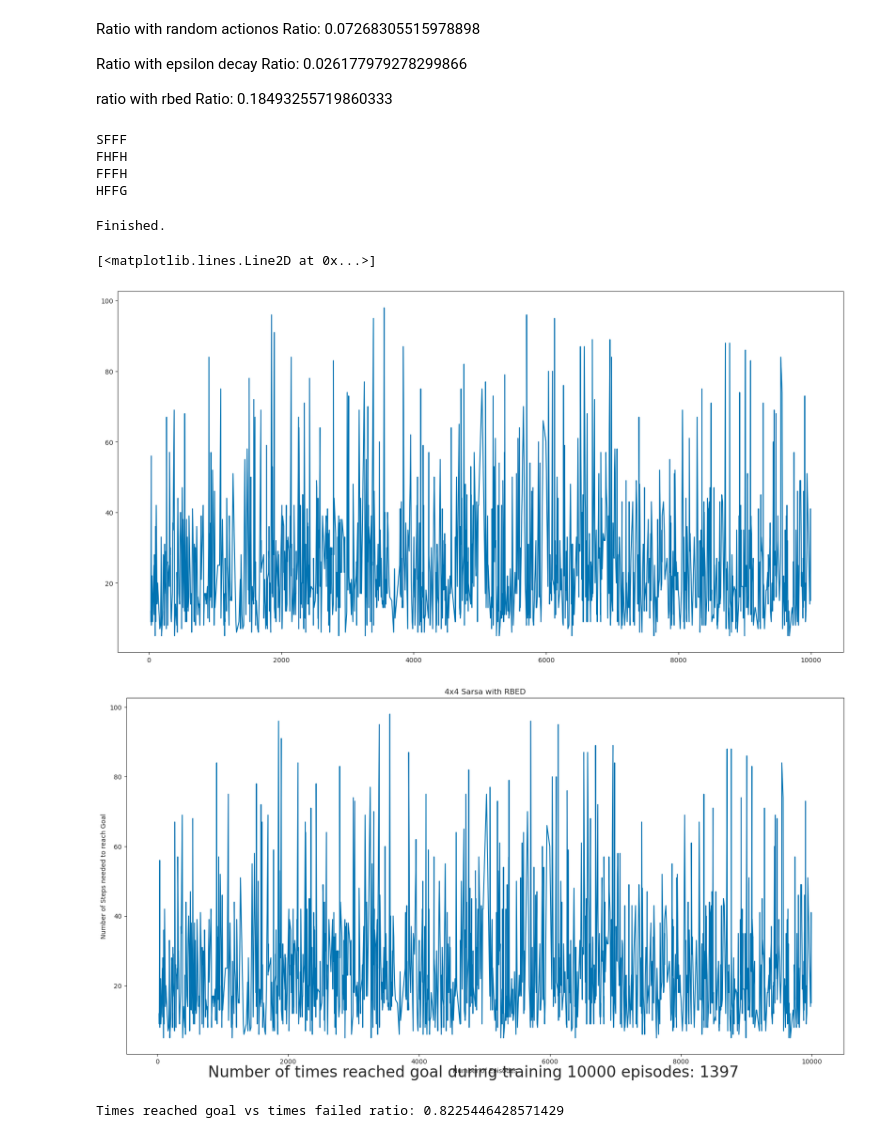
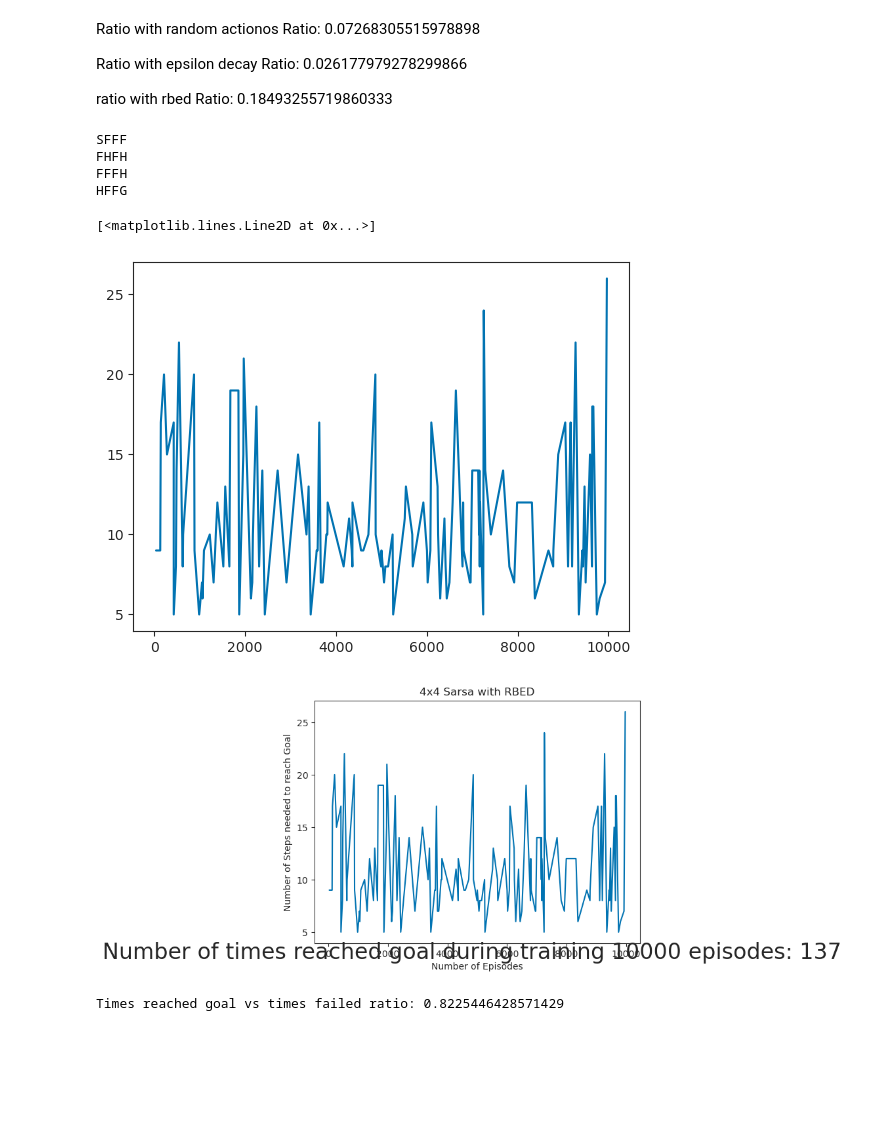
Before and after one commit to thebirdgr/ME5406-project-1, a Jupyter notebook: Untitled.ipynb, the cells around one changed output. Cells and saved outputs as stored; diff of their text form; code cells hidden in the pictures; blank space fills up the shorter version.

Commit message:
more graphs

```diff
--- a/Untitled.ipynb
+++ b/Untitled.ipynb
@@ -336,7 +336,7 @@ EPSILON_DELTA = (epsilon - MINIMUM_EPSILON)/STEPS_TO_TAKE
 state =  env.reset()
 action = choose_action_sarsa(Q, state, epsilon)
 steps_needed = []
-
+total_reward = 0
 for i_episode in tqdm(range(n_episodes)):
     state =  env.reset()
 
@@ -350,40 +350,40 @@ for i_episode in tqdm(range(n_episodes)):
         if(env.desc[next_state//size][next_state%size] == b"G"):
             # print(len(steps_per_episode_goal))
             # print("Steps to reach goal: ", steps)
             steps_needed.append((i_episode, count))
             # steps_goal.append(steps)
             reward = 1
         elif(env.desc[next_state//size][next_state%size] == b"H"): # need to add the holes
             # print("Steps to reach hsoles: ", steps)
             # steps_end.append(steps)
             reward = -1
         else:
             reward = 0
-        Q[(state, action)]["a"] = Q[(state, action)]["a"] + alpha * (reward + discount_rate * Q[(next_state, next_state_action)]["a"] - Q[(state, action)]["a"])
+        total_reward += reward
+        Q[(state, action)]["a"] = Q[(state, action)]["a"] + alpha * (total_reward + discount_rate * Q[(next_state, next_state_action)]["a"] - Q[(state, action)]["a"])
         Q[(state, action)]["c"] += 1 # number of time the state action was visited
         count += 1
         if end:
             # print("Reached goal in steps: ", count)
             break
         state = next_state
         action = next_state_action
 
     # epsilon = epsilon + decayX
     # print(epsilon)
-    # if epsilon > MINIMUM_EPSILON and reward >= REWARD_THRESHOLD:
-    #         epsilon = epsilon - EPSILON_DELTA    # lower the epsilon
-    #         REWARD_THRESHOLD = REWARD_THRESHOLD + REWARD_INCREMENT
+    if epsilon > MINIMUM_EPSILON and reward >= REWARD_THRESHOLD:
+            epsilon = epsilon - EPSILON_DELTA    # lower the epsilon
+            REWARD_THRESHOLD = REWARD_THRESHOLD + REWARD_INCREMENT
 
 # print(Q)
 plt.plot(*zip(*steps_needed))
 # %% [output]
 SFFF
 FHFH
 FFFH
 HFFG
-Finished.
+[<matplotlib.lines.Line2D at 0x...>]
-[<matplotlib.lines.Line2D at 0x...>]
-[figure, old version]
+[figure, new version]
 # %%
 plt.plot(*zip(*steps_needed))
 plt.xlabel("Number of Episodes")
@@ -394,7 +394,7 @@ plt.figtext(0.5, 0.06, text, wrap=True, horizontalalignment='center', fontsize=2
 # plt.savefig('sarsa-4-peculiar-with-epislon-decay.png')
 plt.show()
 # %% [output]
-[figure, old version]
+[figure, new version]
 # %%
 steps_goal = []
 steps_end = []
```
Also changed, not shown: parts of 1 cell of this notebook, 20 other files.
